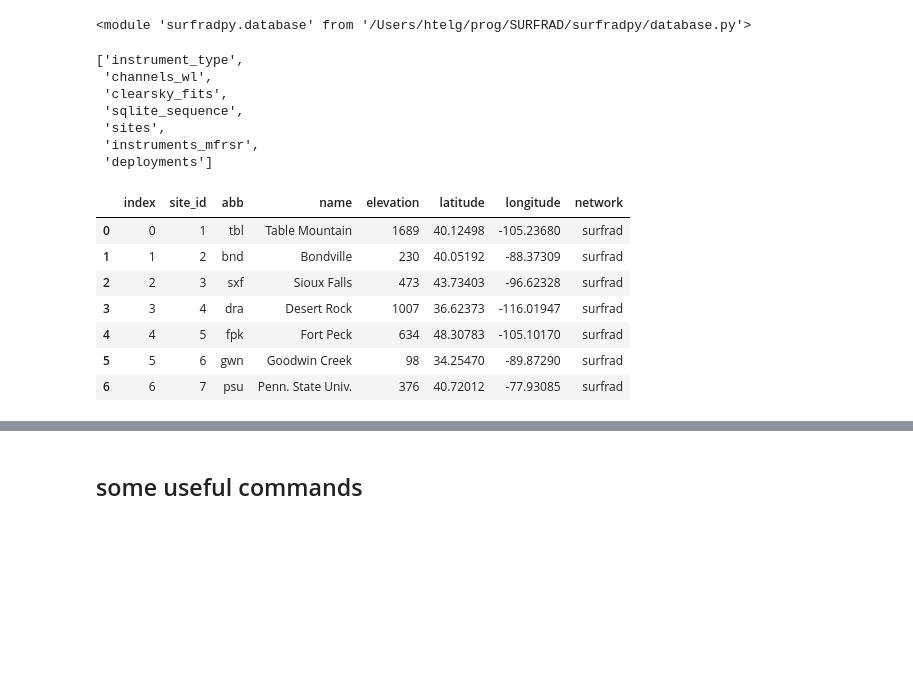
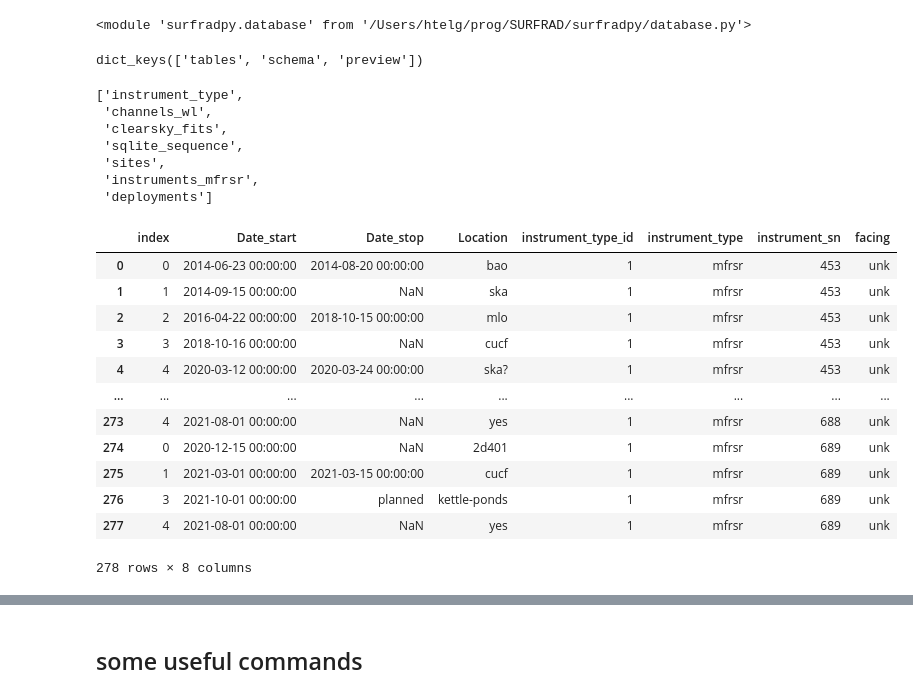
Before and after one commit to hagne/SURFRAD, a Jupyter notebook: notebooks/databases/surfrad_database_interface.ipynb, the cells around one changed output, grey strips where cells are left out. Drawn from its saved outputs; the diff is of its cells as text; code cells hidden in the pictures; blank space fills up the shorter version.

```diff
--- a/notebooks/databases/surfrad_database_interface.ipynb
+++ b/notebooks/databases/surfrad_database_interface.ipynb
@@ -18,6 +18,10 @@ reload(srfdb)
 # %%
 p2db = 'surfrad_database.db'
 db = srfdb.SurfradDatabase(p2db)
+# %%
+db.snapshot().keys()
+# %% [output]
+dict_keys(['tables', 'schema', 'preview'])
 # %%
 db.snapshot()['tables']
 # %% [output]
@@ -29,13 +33,18 @@ db.snapshot()['tables']
  'instruments_mfrsr',
  'deployments']
 # %%
-db.dump_table('sites')
+db.dump_table('deployments')
 # %% [output]
-|  | index | site_id | abb | name | elevation | latitude | longitude | network |
-| 0 | 0 | 1 | tbl | Table Mountain | 1689 | 40.12498 | -105.23680 | surfrad |
-| 1 | 1 | 2 | bnd | Bondville | 230 | 40.05192 | -88.37309 | surfrad |
-| 2 | 2 | 3 | sxf | Sioux Falls | 473 | 43.73403 | -96.62328 | surfrad |
-| 3 | 3 | 4 | dra | Desert Rock | 1007 | 36.62373 | -116.01947 | surfrad |
-| 4 | 4 | 5 | fpk | Fort Peck | 634 | 48.30783 | -105.10170 | surfrad |
-| 5 | 5 | 6 | gwn | Goodwin Creek | 98 | 34.25470 | -89.87290 | surfrad |
-| 6 | 6 | 7 | psu | Penn. State Univ. | 376 | 40.72012 | -77.93085 | surfrad |
+|  | index | Date_start | Date_stop | Location | instrument_type_id | instrument_type | instrument_sn | facing |
+| 0 | 0 | 2014-06-23 00:00:00 | 2014-08-20 00:00:00 | bao | 1 | mfrsr | 453 | unk |
+| 1 | 1 | 2014-09-15 00:00:00 | NaN | ska | 1 | mfrsr | 453 | unk |
+| 2 | 2 | 2016-04-22 00:00:00 | 2018-10-15 00:00:00 | mlo | 1 | mfrsr | 453 | unk |
+| 3 | 3 | 2018-10-16 00:00:00 | NaN | cucf | 1 | mfrsr | 453 | unk |
+| 4 | 4 | 2020-03-12 00:00:00 | 2020-03-24 00:00:00 | ska? | 1 | mfrsr | 453 | unk |
+| ... | ... | ... | ... | ... | ... | ... | ... | ... |
+| 273 | 4 | 2021-08-01 00:00:00 | NaN | yes | 1 | mfrsr | 688 | unk |
+| 274 | 0 | 2020-12-15 00:00:00 | NaN | 2d401 | 1 | mfrsr | 689 | unk |
+| 275 | 1 | 2021-03-01 00:00:00 | 2021-03-15 00:00:00 | cucf | 1 | mfrsr | 689 | unk |
+| 276 | 3 | 2021-10-01 00:00:00 | planned | kettle-ponds | 1 | mfrsr | 689 | unk |
+| 277 | 4 | 2021-08-01 00:00:00 | NaN | yes | 1 | mfrsr | 689 | unk |
+278 rows × 8 columns
```
Also changed, not shown: parts of 2 cells of this notebook, 12 other files.
